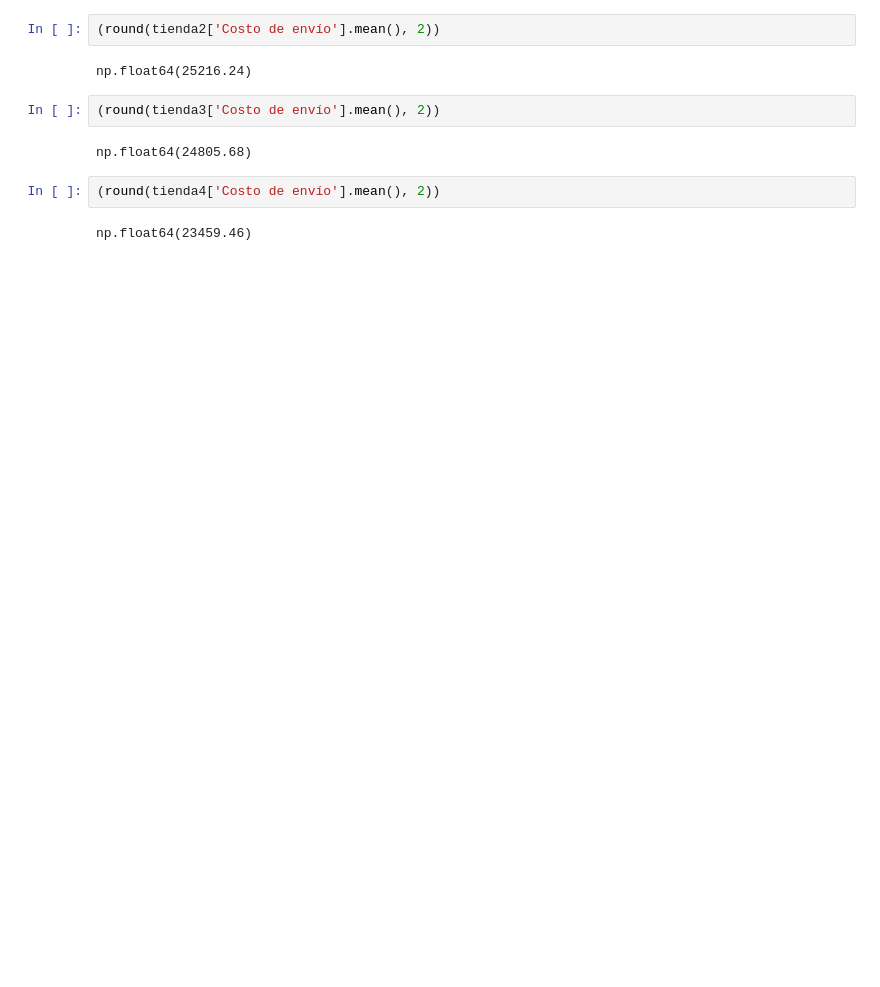
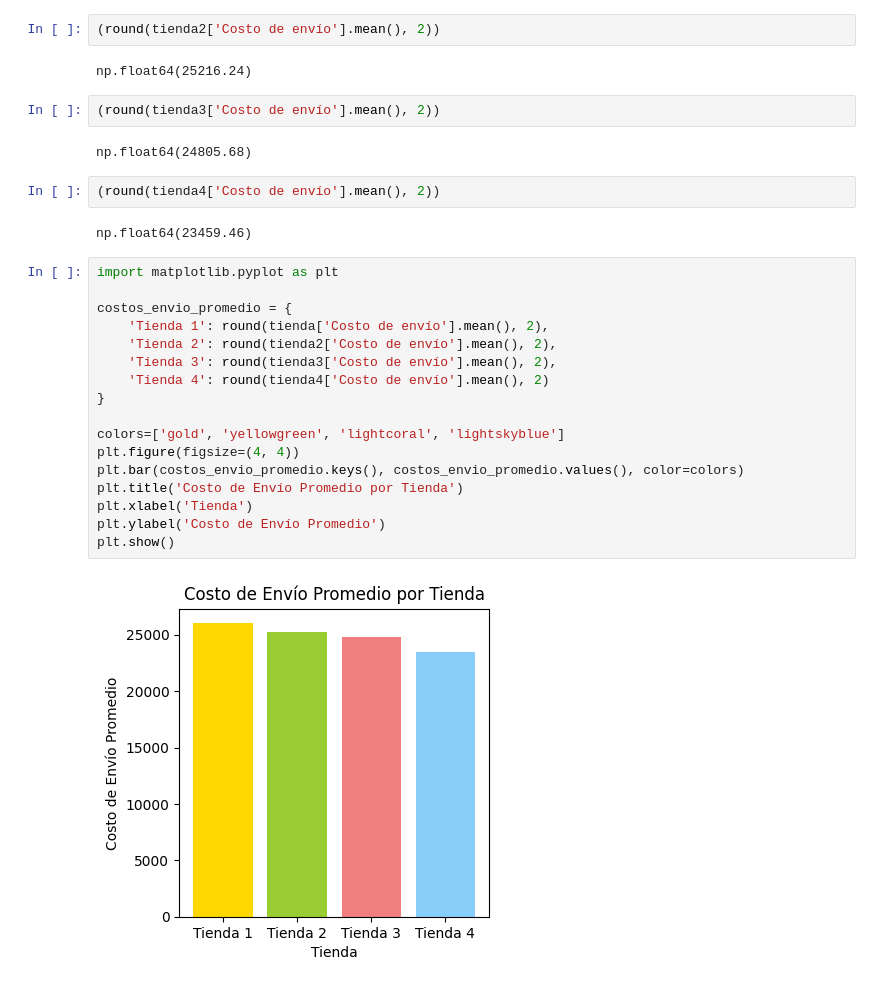
Before and after one commit to Gaby46Pe/challenge1-data-science-latam-gap, a Jupyter notebook: AluraStoreLatam.ipynb, the cells around one changed output. Saved outputs shown, nothing was run; the diff lists cells and outputs as text; blank space fills up the shorter version.

```diff
--- a/AluraStoreLatam.ipynb
+++ b/AluraStoreLatam.ipynb
@@ -769,3 +769,22 @@ np.float64(24805.68)
 (round(tienda4['Costo de envío'].mean(), 2))
 # %% [output]
 np.float64(23459.46)
+# %%
+import matplotlib.pyplot as plt
+
+costos_envio_promedio = {
+    'Tienda 1': round(tienda['Costo de envío'].mean(), 2),
+    'Tienda 2': round(tienda2['Costo de envío'].mean(), 2),
+    'Tienda 3': round(tienda3['Costo de envío'].mean(), 2),
+    'Tienda 4': round(tienda4['Costo de envío'].mean(), 2)
+}
+
+colors=['gold', 'yellowgreen', 'lightcoral', 'lightskyblue']
+plt.figure(figsize=(4, 4))
+plt.bar(costos_envio_promedio.keys(), costos_envio_promedio.values(), color=colors)
+plt.title('Costo de Envío Promedio por Tienda')
+plt.xlabel('Tienda')
+plt.ylabel('Costo de Envío Promedio')
+plt.show()
+# %% [output]
+[figure, added]
```
